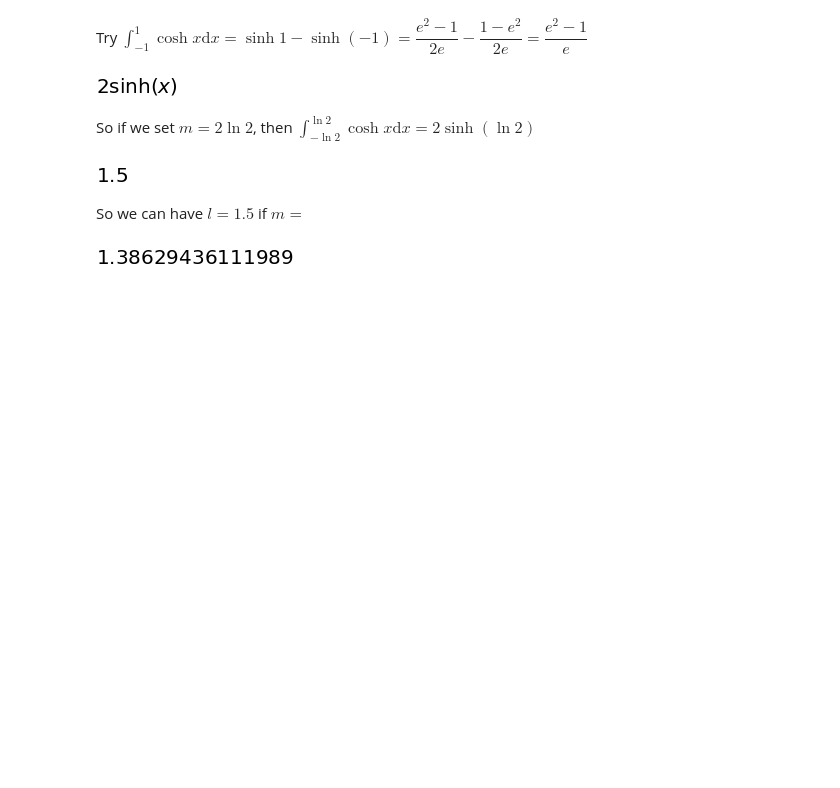
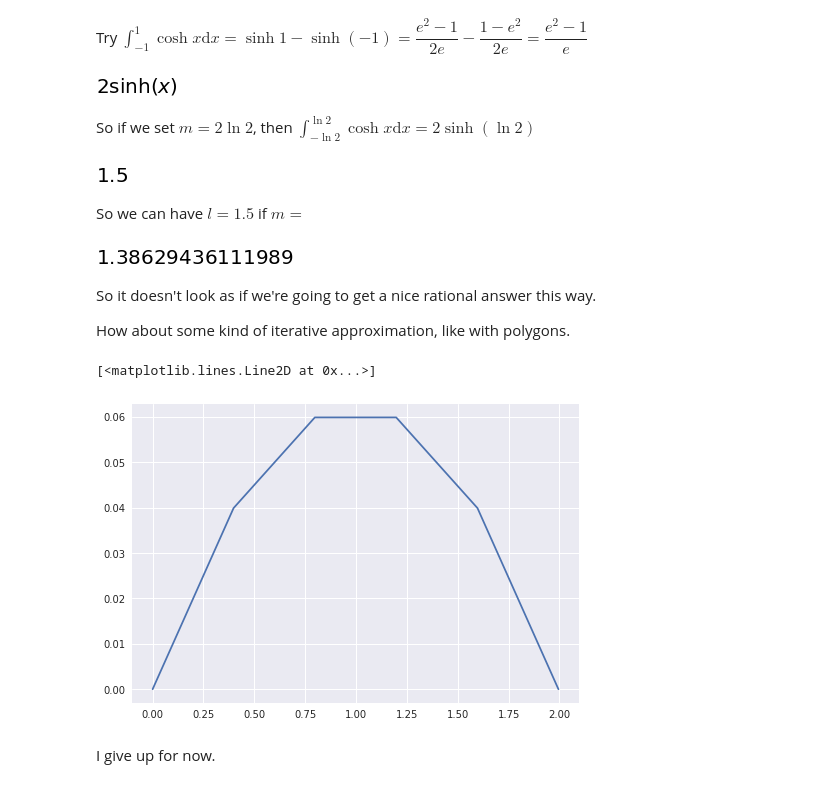
Before and after one commit to mathsian/experiments, a Jupyter notebook: arc length.ipynb, the cells around one changed output. Saved outputs shown, nothing was run; the diff lists cells and outputs as text; code cells hidden in the pictures; blank space fills up the shorter version.

Commit message:
some kind of iterative approach

```diff
--- a/arc length.ipynb
+++ b/arc length.ipynb
@@ -103,3 +105,42 @@ So we can have $l=1.5$ if $m=$
 N(2*ln(2))
 # %% [output]
 [figure]
+# %% [markdown]
+So it doesn't look as if we're going to get a nice rational answer this way.
+
+How about some kind of iterative approximation, like with polygons.
+# %%
+import matplotlib.pyplot as plt
+import numpy as np
+%matplotlib inline
+plt.style.use('seaborn')
+# %%
+def rotate(u, v ,a):
+    c = np.cos(a)
+    s = np.sin(a)
+    return (c*u-s*v,s*u+c*v)
+
+def poly(a, n, ll):
+    h = ll/n
+    xs = [0]
+    ys = [0]
+
+    u, v = h, 0
+    u, v = rotate(u, v, a)
+    xs.append(u)
+    ys.append(v)
+
+    b = 2*a/(n-1)
+    for _ in range(n-1):
+        u, v = rotate(u, v, -b)
+        xs.append(xs[-1]+u)
+        ys.append(ys[-1]+v)
+
+    return xs,ys
+xs, ys = poly(0.1,5,2)
+plt.plot(xs,ys)
+# %% [output]
+[<matplotlib.lines.Line2D at 0x...>]
+[figure, added]
+# %% [markdown]
+I give up for now.
```
Also changed, not shown: parts of 1 cell of this notebook.
